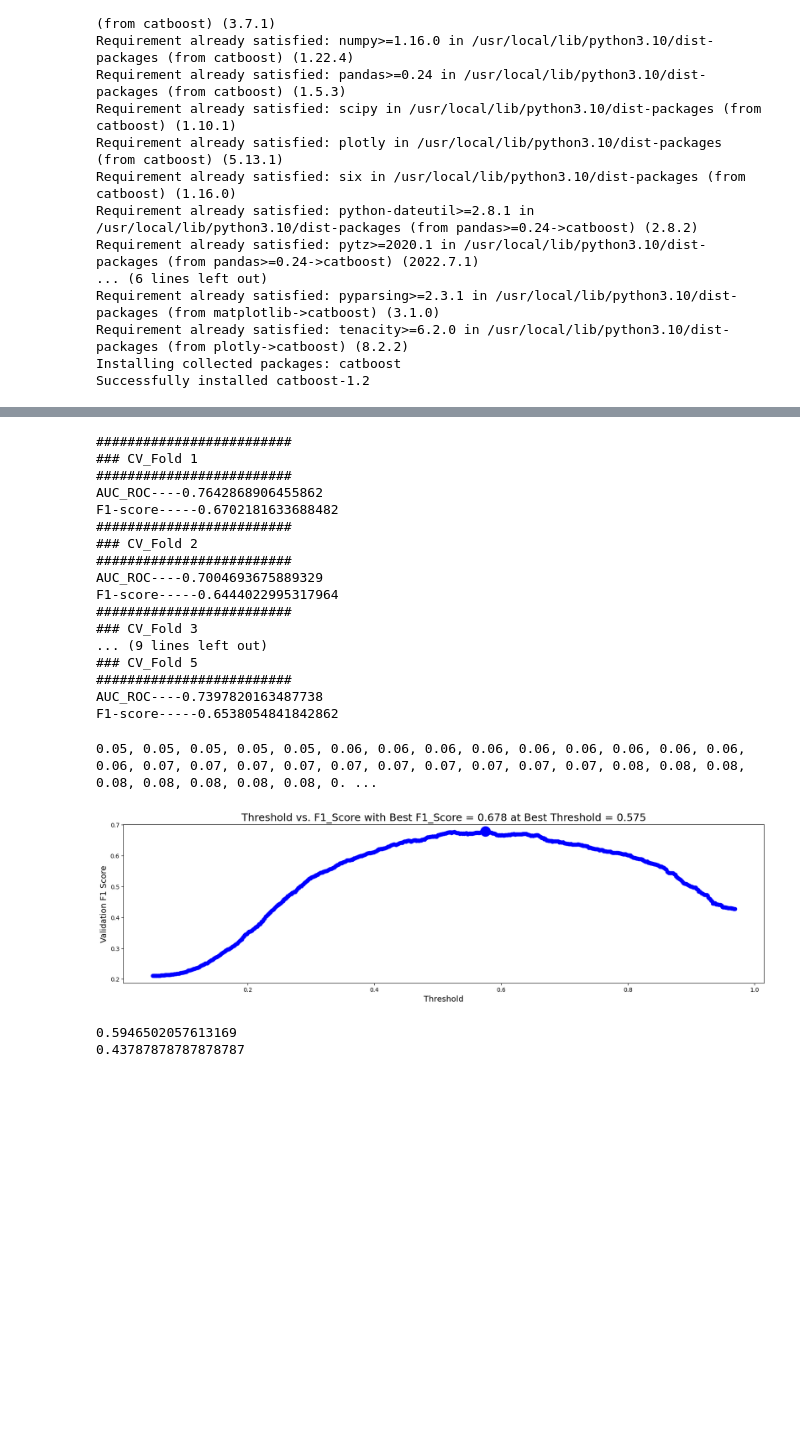
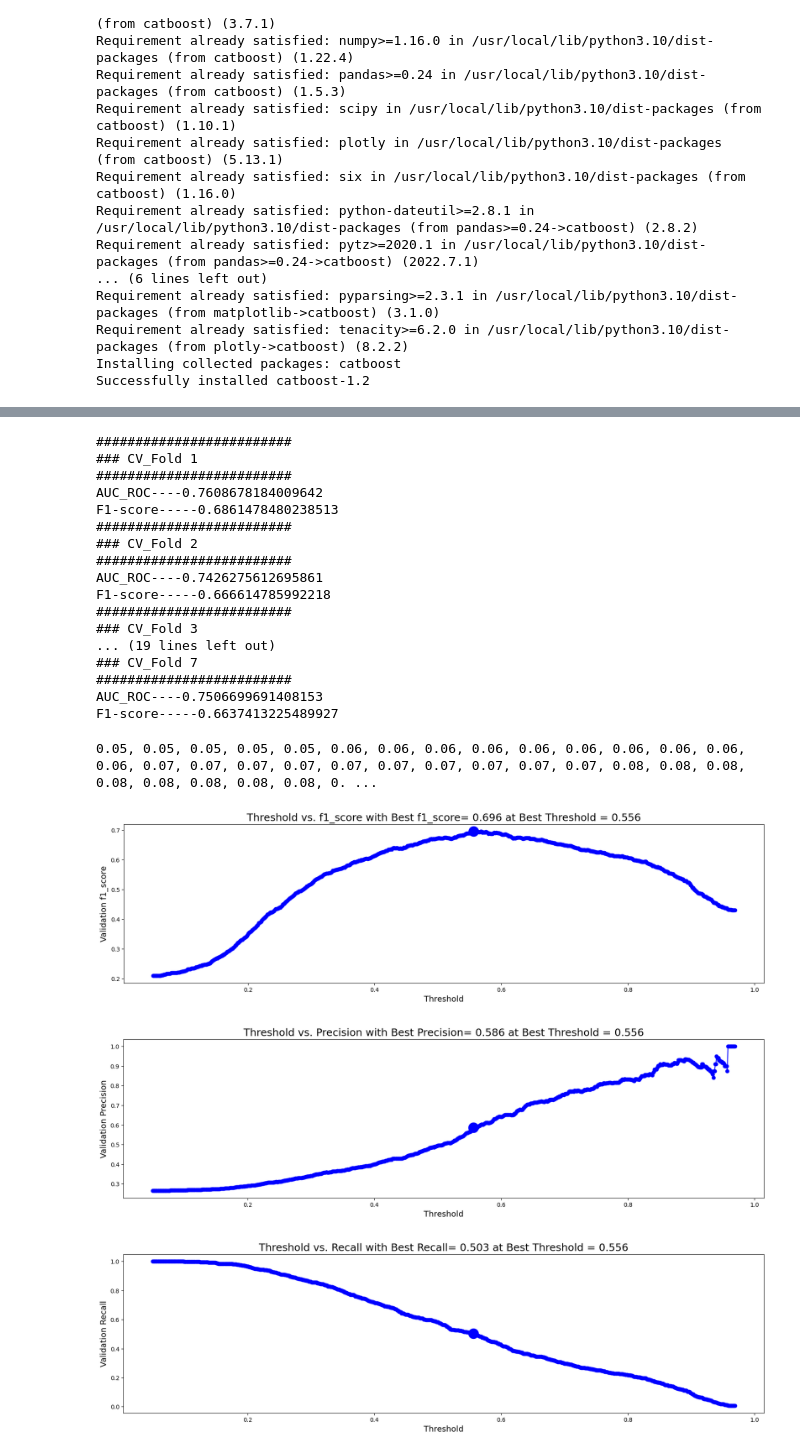
Before and after one commit to Dicere/WB_Internship, a Jupyter notebook: 0_8_model_new_feature.ipynb, the cells around one changed output, grey strips where cells are left out. Saved outputs shown, nothing was run; the diff lists cells and outputs as text; code cells hidden in the pictures; blank space fills up the shorter version.

```diff
--- a/0_8_model_new_feature.ipynb
+++ b/0_8_model_new_feature.ipynb
@@ -110,5 +235,5 @@ def calc_log_loss_weight(y_true):
 # %%
-cv = StratifiedKFold(n_splits=5, shuffle=True, random_state=22)
+cv = StratifiedKFold(n_splits=7, shuffle=True, random_state=22)
 indx_all = X_train.index
 
 oof = pd.DataFrame(data=np.zeros((len(indx_all),1)), index=indx_all)
@@ -157,50 +282,55 @@ for idx, (train_idx, test_idx) in enumerate(cv.split(X_train, y_train)):
 #########################
 ### CV_Fold 1
 #########################
-AUC_ROC----0.7642868906455862
-F1-score-----0.6702181633688482
+AUC_ROC----0.7608678184009642
+F1-score-----0.6861478480238513
 #########################
 ### CV_Fold 2
 #########################
-AUC_ROC----0.7004693675889329
-F1-score-----0.6444022995317964
+AUC_ROC----0.7426275612695861
+F1-score-----0.666614785992218
 #########################
 ### CV_Fold 3
-... (9 lines left out)
-### CV_Fold 5
+... (19 lines left out)
+### CV_Fold 7
 #########################
-AUC_ROC----0.7397820163487738
-F1-score-----0.6538054841842862
+AUC_ROC----0.7506699691408153
+F1-score-----0.6637413225489927
 # %%
+scores_f1_score=[]
+scores_Precision=[]
+scores_Recall=[]
 scores = []; thresholds = []
-best_score = 0; best_threshold = 0
+best_f1= 0;best_score_pr= 0;best_score_rc = 0; best_threshold = 0
 true = y_train
 for threshold in np.arange(0.05,0.97,0.001):
     print(f'{threshold:.02f}, ',end='')
     preds = (oof.values.reshape((-1))>threshold).astype('int')
     m = f1_score(true.values.reshape((-1)), preds, average='macro')
-    scores.append(m)
+    # scores.append(m)
+    pr = precision_score(true.values.reshape((-1)), preds)
+    rc = recall_score(true.values.reshape((-1)), preds)
+    f1 = f1_score(true.values.reshape((-1)), preds,average='macro')
+    m= f1_score(true.values.reshape((-1)), preds,average='macro')
+    scores_f1_score.append(f1)
+    scores_Precision.append(pr)
+    scores_Recall.append(rc)
     thresholds.append(threshold)
-    if m>best_score:
-        best_score = m
+    if m>best_f1:
+        best_f1 = m
+        best_score_pr = pr
+        best_score_rc = rc
         best_threshold = threshold
+scores_dict = {
+            'f1_score':[scores_f1_score,best_f1],
+            'Precision':[scores_Precision,best_score_pr],
+            'Recall':[scores_Recall,best_score_rc]}
 # %% [output]
 0.05, 0.05, 0.05, 0.05, 0.05, 0.06, 0.06, 0.06, 0.06, 0.06, 0.06, 0.06, 0.06, 0.06, 0.06, 0.07, 0.07, 0.07, 0.07, 0.07, 0.07, 0.07, 0.07, 0.07, 0.07, 0.08, 0.08, 0.08, 0.08, 0.08, 0.08, 0.08, 0.08, 0. ...
-# %%
-# PLOT THRESHOLD VS. F1_SCORE
-plt.figure(figsize=(20,5))
-plt.plot(thresholds,scores,'-o',color='blue')
-plt.scatter([best_threshold], [best_score], color='blue', s=300, alpha=1)
-plt.xlabel('Threshold',size=14)
-plt.ylabel('Validation F1 Score',size=14)
-plt.title(f'Threshold vs. F1_Score with Best F1_Score = {best_score:.3f} at Best Threshold = {best_threshold:.3}',size=18)
-plt.show()
-# %% [output]
-[figure, removed]
-# %%
-preds = (oof.values.reshape((-1))>best_threshold).astype('int')
-print(precision_score(true, preds))
-print(recall_score(true, preds))
-# %% [output]
-0.5946502057613169
-0.43787878787878787
+# %%
+  for i in scores_dict.keys():
+  plot(scores_dict[i][0],scores_dict[i][1],i)
+# %% [output]
+[figure, added]
+[figure, added]
+[figure, added]
```
Also changed, not shown: parts of 9 cells of this notebook.
